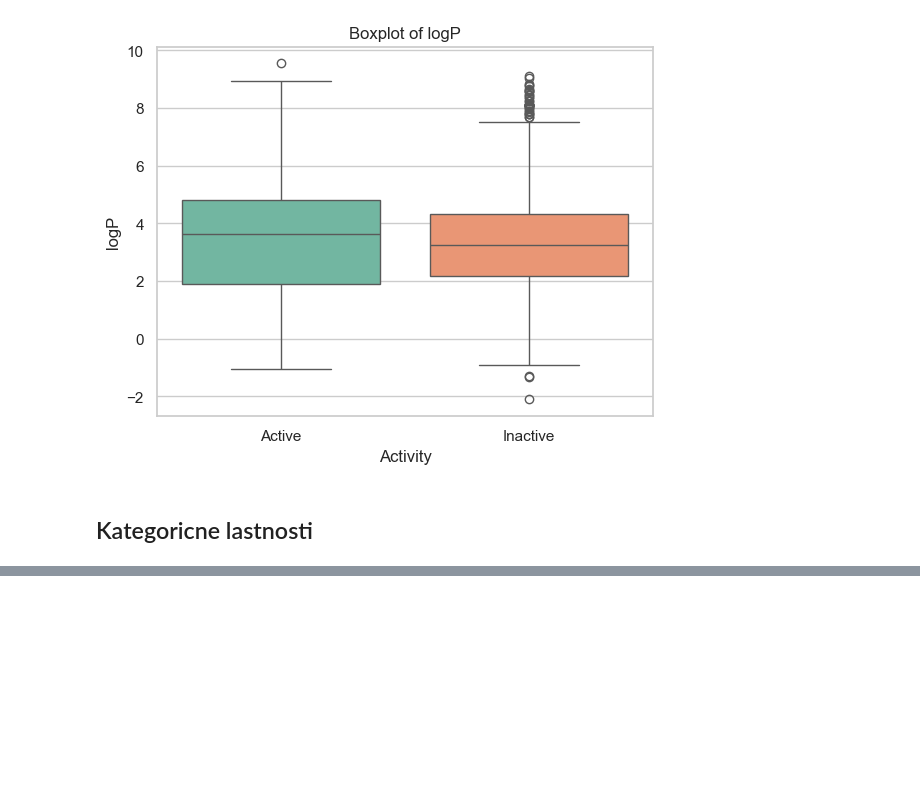
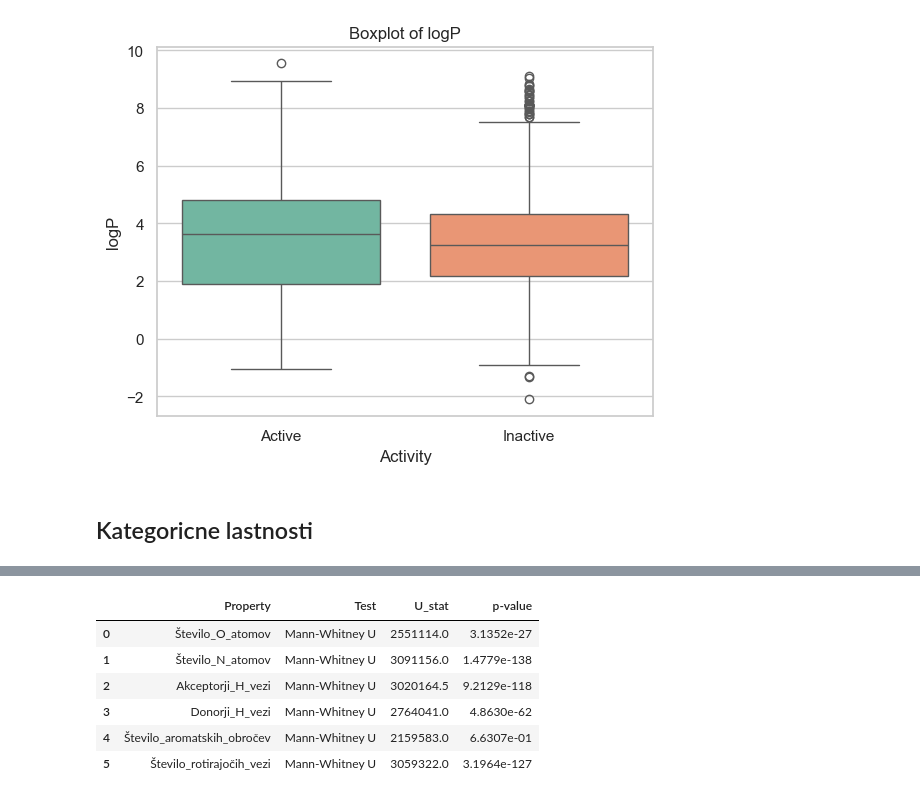
Before and after one commit to samo-n/ML-in-IDO1-drug-discovery, a Jupyter notebook: dir2/__1_3_analize_in_vizualizacije.ipynb, the cells around one changed output, grey strips where cells are left out. Saved outputs shown, nothing was run; the diff lists cells and outputs as text; code cells hidden in the pictures; blank space fills up the shorter version.

```diff
--- a/dir2/__1_3_analize_in_vizualizacije.ipynb
+++ b/dir2/__1_3_analize_in_vizualizacije.ipynb
@@ -1018,18 +1067,19 @@ for prop in continuous_properties:
 ## Kategoricne lastnosti
 # %%
 import pandas as pd
-from scipy.stats import chi2_contingency, fisher_exact
+from scipy.stats import mannwhitneyu
 
 # List of categorical properties
 categorical_properties = ['Število_O_atomov', 'Število_N_atomov', 'Akceptorji_H_vezi',
                           'Donorji_H_vezi', 'Število_aromatskih_obročev', 'Število_rotirajočih_vezi']
 
-# Dictionary to store results
-categorical_results = []
+# Add an 'Activity' column to both DataFrames to distinguish active and inactive molecules
+active_molecules = active_molecules.copy()
+inactive_molecules = inactive_molecules.copy()
 
-# Add an 'Activity' column to both DataFrames to distinguish active and inactive molecules
-active_molecules.loc[:, 'Activity'] = 'Active'
-inactive_molecules.loc[:, 'Activity'] = 'Inactive'
+# Add the 'Activity' column
+active_molecules['Activity'] = 'Active'
+inactive_molecules['Activity'] = 'Inactive'
 
 # Combine the data
 combined_data = pd.concat([active_molecules[categorical_properties + ['Activity']],
@@ -1044,55 +1094,37 @@ for prop in categorical_properties:
     # Ensure properties are treated as categorical for the analysis
     combined_data[prop] = combined_data[prop].astype(int)
 
-    # Debugging: Print the first few values for the combined data
-    print(f"  First few values for combined data ({prop}):")
-    print(combined_data[prop].head())
+    # Separate active and inactive groups for the current property
+    active_values = combined_data.loc[combined_data['Activity'] == 'Active', prop]
+    inactive_values = combined_data.loc[combined_data['Activity'] == 'Inactive', prop]
 
-    # Step 2: Create a contingency table (cross-tabulation) for active vs inactive groups
-    contingency_table = pd.crosstab(combined_data[prop], combined_data['Activity'])
+    # Debugging: Print the first few values for active and inactive groups
+    print(f"  Active values ({prop}): {active_values.head().to_list()}")
+    print(f"  Inactive values ({prop}): {inactive_values.head().to_list()}")
 
-    # Debug: Check if the contingency table is empty
-    if contingency_table.empty:
-        print(f"  Contingency table for {prop} is empty. Skipping this property.")
-        continue  # Skip this property if the table is empty
+    # Check if both groups have enough data for the test
+    if len(active_values) < 2 or len(inactive_values) < 2:
+        print(f"  Not enough data for Mann-Whitney U Test for {prop}. Skipping.")
+        continue
 
-    print("  Contingency Table:")
-    print(contingency_table)
+    # Perform Mann-Whitney U Test
+    u_stat, p_value = mannwhitneyu(active_values, inactive_values, alternative='two-sided')
 
-    # Step 3: Perform Chi-Square Test for Independence
-    chi2_stat, p_value_chi2, dof, expected = chi2_contingency(contingency_table)
-    print(f"  Chi-Square Test: chi2 = {chi2_stat:.4f}, p = {p_value_chi2:.4e}")
+    print(f"  Mann-Whitney U Test: U = {u_stat:.4f}, p = {p_value:.4e}")
 
-    # Debug: Check if expected frequencies are too small
-    print("  Expected Frequencies:")
-    print(expected)
-
-    # Step 4: Perform Fisher's Exact Test (if applicable, i.e., if the table is 2x2)
-    if contingency_table.shape == (2, 2):  # Only apply Fisher's test to 2x2 tables
-        print("  Applying Fisher's Exact Test (since the table is 2x2).")
-        _, p_value_fisher = fisher_exact(contingency_table)
-        print(f"  Fisher's Exact Test Results: p = {p_value_fisher:.4e}")
-        results_list.append({
-            'Property': prop,
-            'Test': 'Fisher\'s Exact',
-            'chi2_stat': None,  # Not applicable for Fisher's test
-            'p-value': f"{p_value_fisher:.4e}"
-        })
-
-    else:
-        # Store Chi-Square result in the results list
-        results_list.append({
-            'Property': prop,
-            'Test': 'Chi-Square',
-            'chi2_stat': round(chi2_stat, 4),
-            'p-value': f"{p_value_chi2:.4e}"
-        })
+    # Store the result
+    results_list.append({
+        'Property': prop,
+        'Test': 'Mann-Whitney U',
+        'U_stat': round(u_stat, 4),
+        'p-value': f"{p_value:.4e}"
+    })
 
 # Convert the results list into a DataFrame
 results_df = pd.DataFrame(results_list)
 
-# # Display the final DataFrame
-# print("\nFinal Results DataFrame:")
-# print(results_df)
+# Display the final DataFrame
+print("\nFinal Results DataFrame:")
+results_df
 # %% [output]
 Analyzing property: Število_O_atomov
@@ -1124,0 +1147,7 @@ See the caveats in the documentation: https://pandas.pydata.org/pandas-docs/stab
+|  | Property | Test | U_stat | p-value |
+| 0 | Število_O_atomov | Mann-Whitney U | 2551114.0 | 3.1352e-27 |
+| 1 | Število_N_atomov | Mann-Whitney U | 3091156.0 | 1.4779e-138 |
+| 2 | Akceptorji_H_vezi | Mann-Whitney U | 3020164.5 | 9.2129e-118 |
+| 3 | Donorji_H_vezi | Mann-Whitney U | 2764041.0 | 4.8630e-62 |
+| 4 | Število_aromatskih_obročev | Mann-Whitney U | 2159583.0 | 6.6307e-01 |
+| 5 | Število_rotirajočih_vezi | Mann-Whitney U | 3059322.0 | 3.1964e-127 |
```
Also changed, not shown: parts of 3 cells of this notebook.
